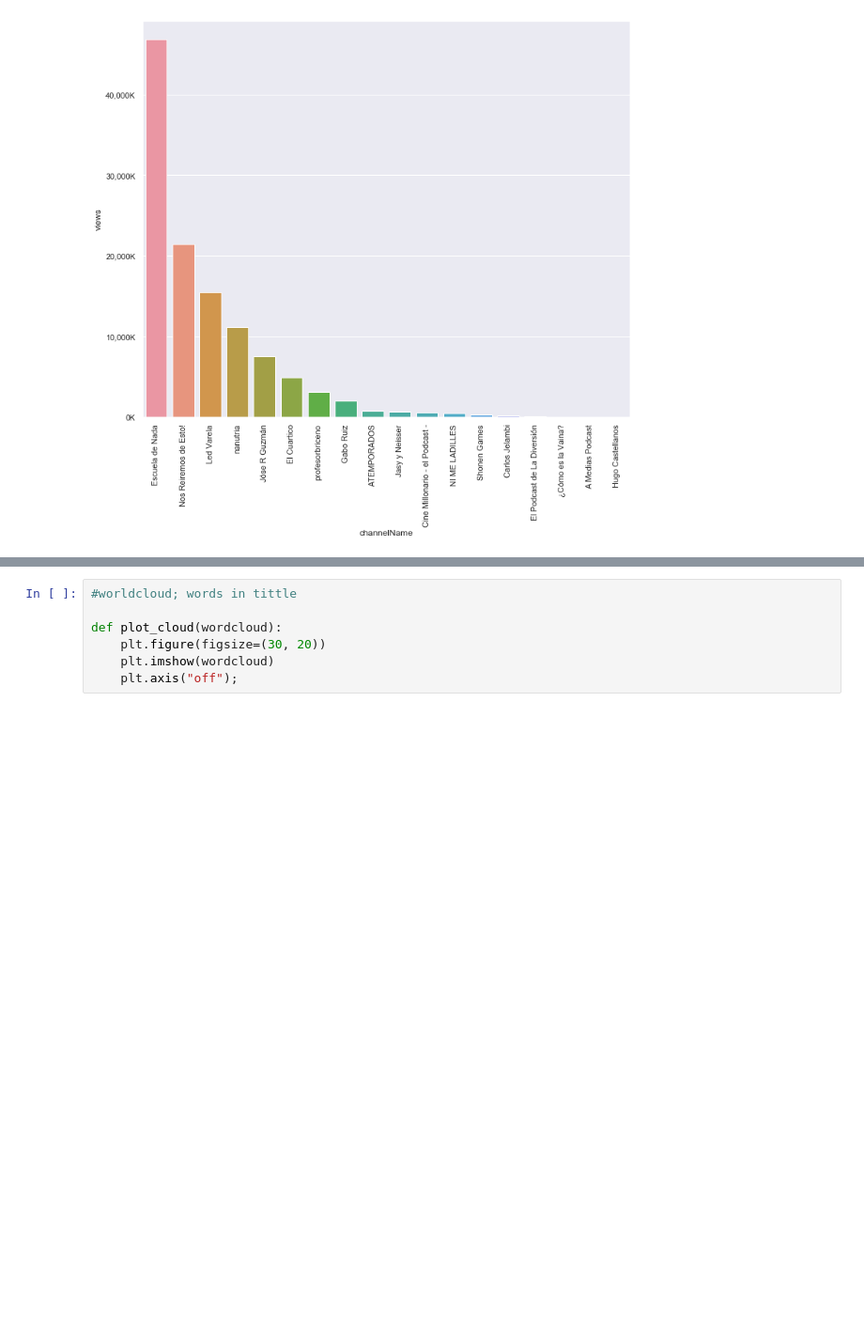
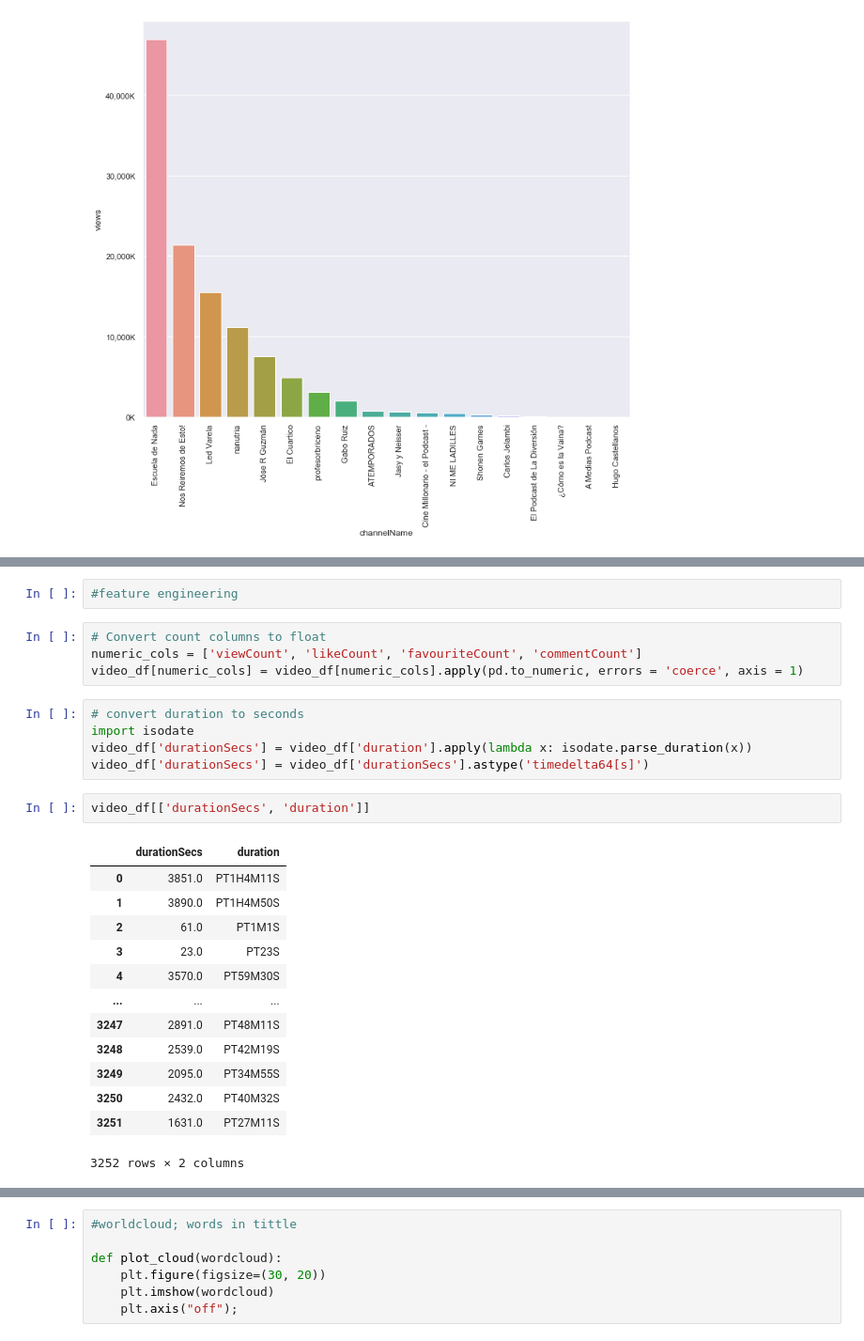
Before and after one commit to jarmasp/Youtube-portfolio-project, a Jupyter notebook: youtube api project.ipynb, the cells around one changed output, grey strips where cells are left out. Shown: that part at 94% size. Cells and saved outputs as stored; diff of their text form; blank space fills up the shorter version.

```diff
--- a/youtube api project.ipynb
+++ b/youtube api project.ipynb
@@ -188,0 +290,27 @@ video_df['commentRatio'] = video_df['commentCount']/ video_df['viewCount'] * 100
+# %%
+#feature engineering
+# %%
+# Convert count columns to float
+numeric_cols = ['viewCount', 'likeCount', 'favouriteCount', 'commentCount']
+video_df[numeric_cols] = video_df[numeric_cols].apply(pd.to_numeric, errors = 'coerce', axis = 1)
+# %%
+# convert duration to seconds
+import isodate
+video_df['durationSecs'] = video_df['duration'].apply(lambda x: isodate.parse_duration(x))
+video_df['durationSecs'] = video_df['durationSecs'].astype('timedelta64[s]')
+# %%
+video_df[['durationSecs', 'duration']]
+# %% [output]
+|  | durationSecs | duration |
+| 0 | 3851.0 | PT1H4M11S |
+| 1 | 3890.0 | PT1H4M50S |
+| 2 | 61.0 | PT1M1S |
+| 3 | 23.0 | PT23S |
+| 4 | 3570.0 | PT59M30S |
+| ... | ... | ... |
+| 3247 | 2891.0 | PT48M11S |
+| 3248 | 2539.0 | PT42M19S |
+| 3249 | 2095.0 | PT34M55S |
+| 3250 | 2432.0 | PT40M32S |
+| 3251 | 1631.0 | PT27M11S |
+3252 rows × 2 columns
```
Also changed, not shown: parts of 22 cells of this notebook, 1 other file.
